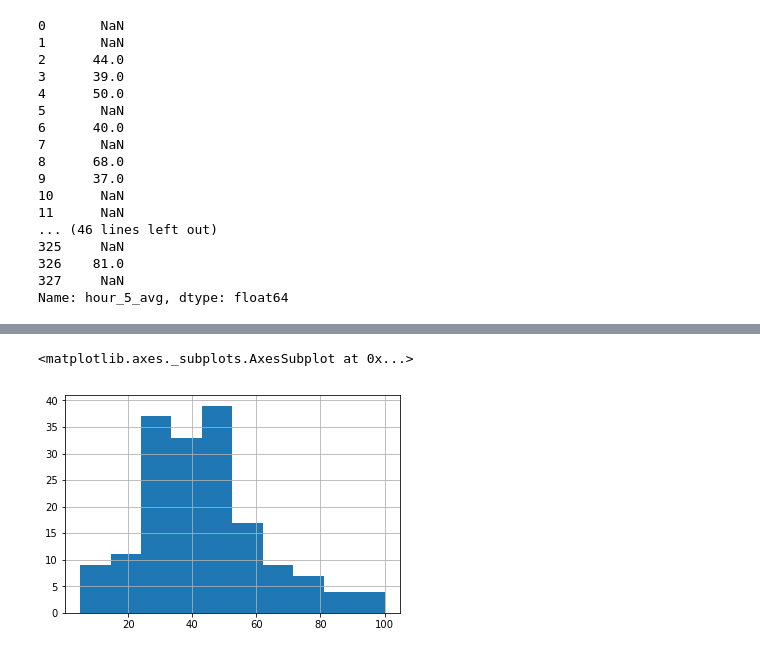
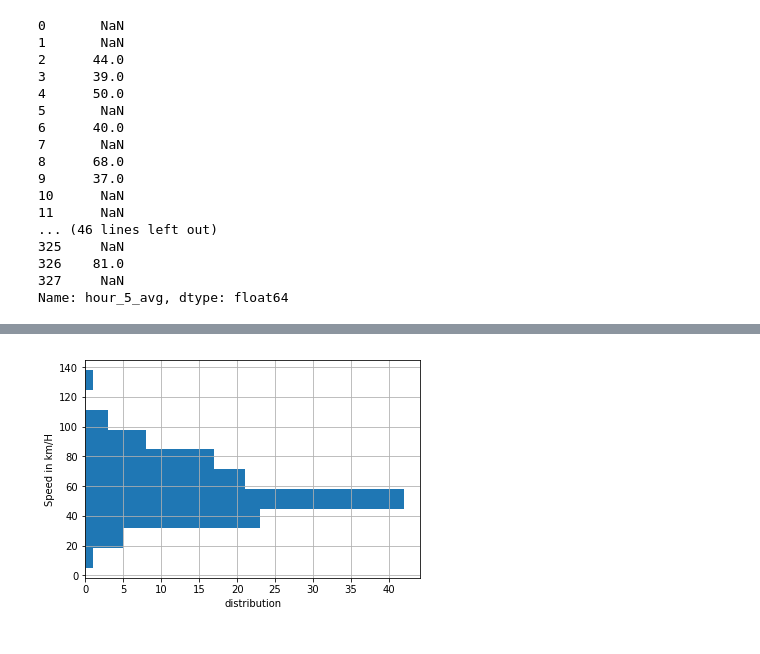
Before and after one commit to alextanhongpin/mytraffichack-school-data, a Jupyter notebook: datadive/segment data.ipynb, the cells around one changed output, grey strips where cells are left out. Saved outputs shown, nothing was run; the diff lists cells and outputs as text; code cells hidden in the pictures.

```diff
--- a/datadive/segment data.ipynb
+++ b/datadive/segment data.ipynb
@@ -62,5 +50,8 @@ df["hour_21_avg"].hist()
-# %%
-df["hour_7_avg"].hist()
-# %% [output]
-<matplotlib.axes._subplots.AxesSubplot at 0x...>
-[figure, removed]
+# %%
+ax = df["hour_5_avg"].hist(orientation="horizontal")
+ax.set_xlabel("distribution")
+ax.set_ylabel("Speed in km/H")
+fig = ax.get_figure()
+fig.savefig("monday_5.png")
+# %% [output]
+[figure, added]
```
Also changed, not shown: parts of 13 cells of this notebook, 7 other files.
